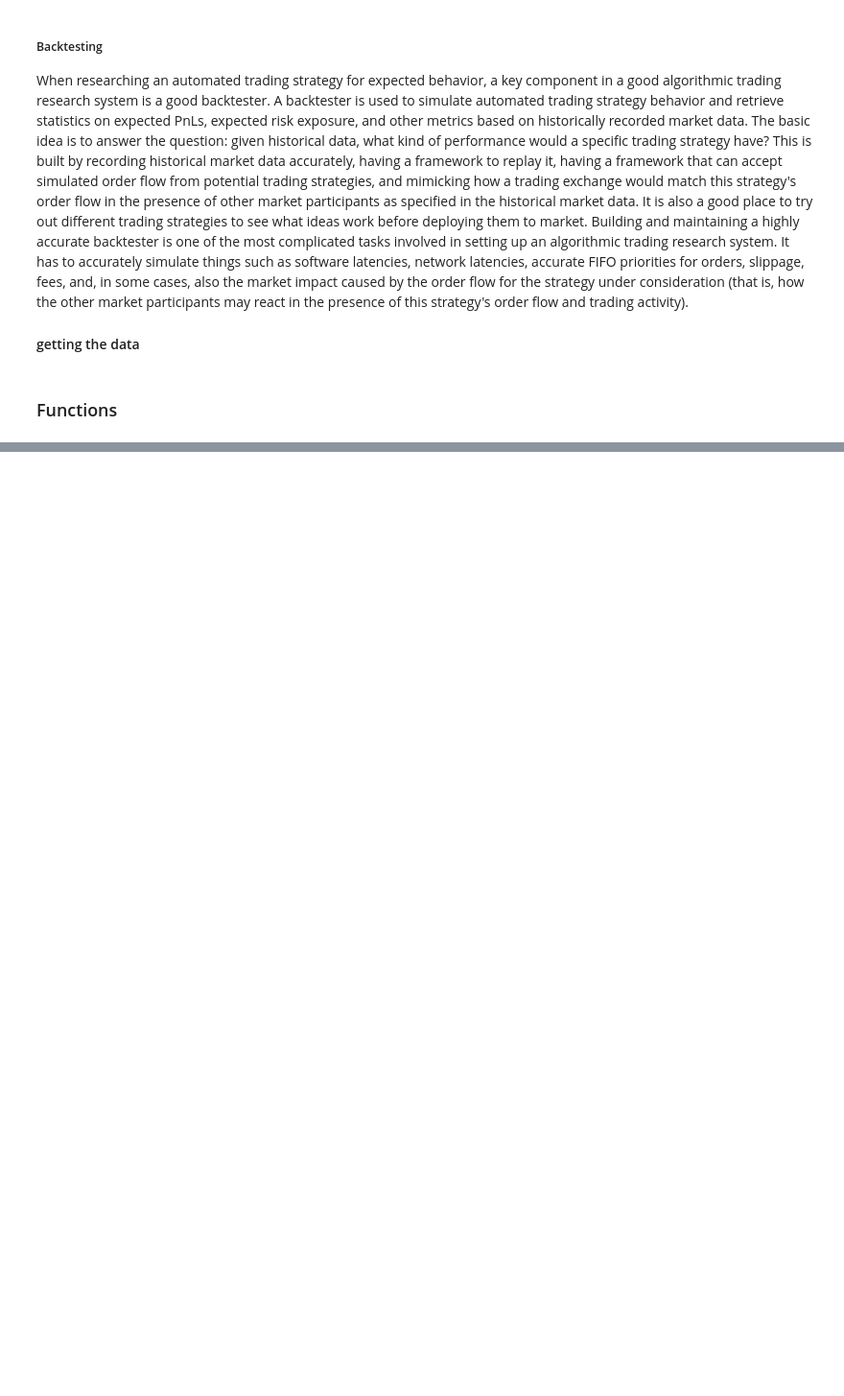
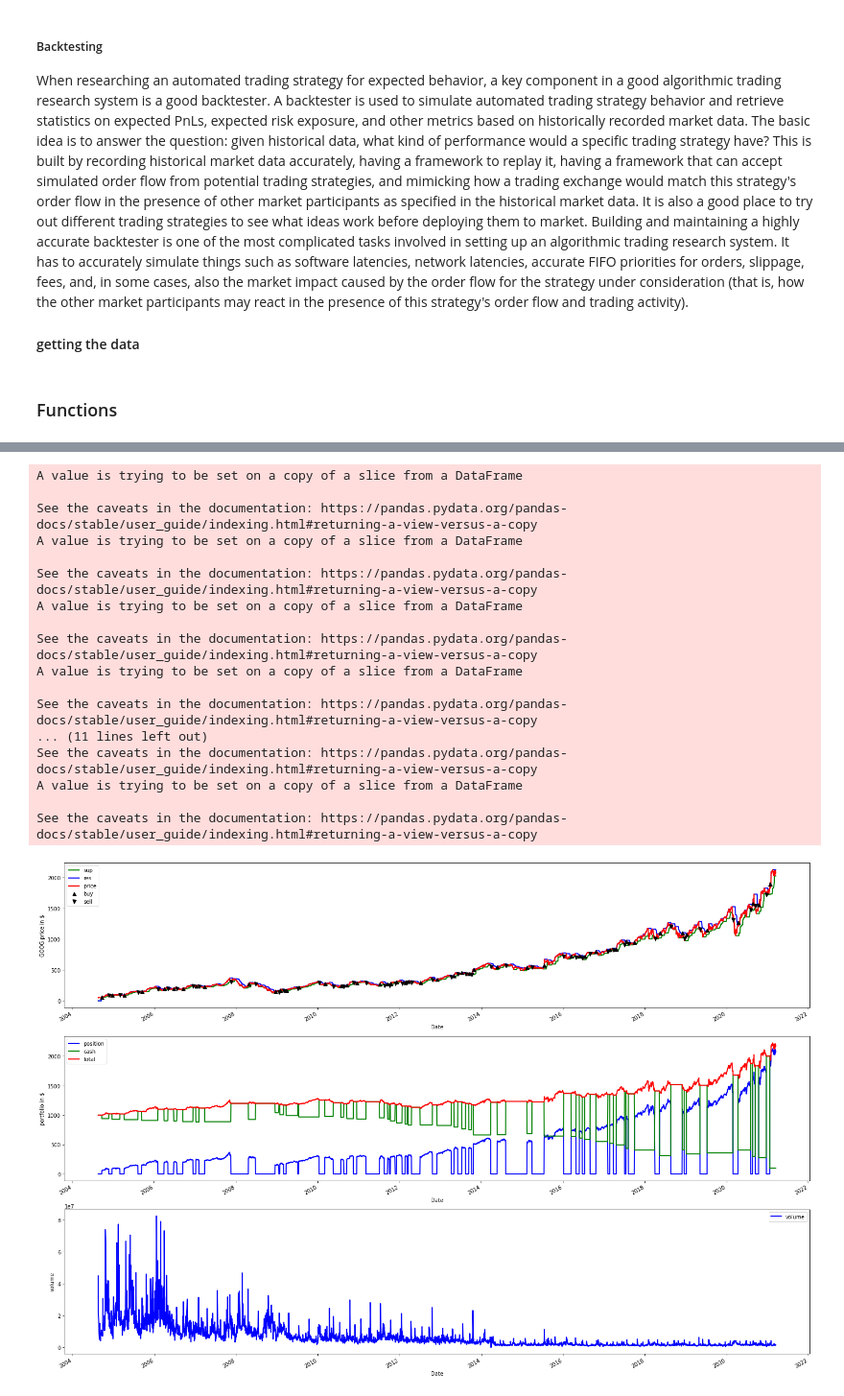
Before and after one commit to jtviegas/nihao, a Jupyter notebook: notebook/learn_algorithmic_trading.ipynb, the cells around one changed output, grey strips where cells are left out. Shown: that part at 96% size. Saved outputs shown, nothing was run; the diff lists cells and outputs as text; code cells hidden in the pictures; blank space fills up the shorter version.

Commit message:
added support_resistance signal

```diff
--- a/notebook/learn_algorithmic_trading.ipynb
+++ b/notebook/learn_algorithmic_trading.ipynb
@@ -98,6 +98,7 @@ Building and maintaining a highly accurate backtester is one of the most complic
 # %% [markdown]
 ### Functions
 # %%
+import os
 import numpy as np
 import pandas as pd
 import matplotlib.pyplot as plt
@@ -105,16 +106,22 @@ from pandas_datareader import data
 from datetime import datetime
 from pandas import DataFrame
 
+DATA_FOLDER='../data'
+DEFAULT_START_DATE = '2000-01-01'
+DEFAULT_END_DATE = datetime.now().strftime("%Y-%m-%d")
 STOCK_TICK_SOURCE = 'yahoo'
 
-def get_ticker_df(tick: str, start_dt: str, end_dt: str=None) -> pd.DataFrame:
+def get_ticker_df(tick: str, start_dt: str=DEFAULT_START_DATE, end_dt: str=DEFAULT_END_DATE) -> pd.DataFrame:
 
-    if end_dt is None:
-        end_date = datetime.now().strftime("%Y-%m-%d")
+    ticker_file = f"{DATA_FOLDER}/{tick}.pkl"
+    if os.path.isfile(ticker_file):
+        result = pd.read_pickle(ticker_file)
     else:
-        end_date = end_dt
+        result = data.DataReader(tick, STOCK_TICK_SOURCE, DEFAULT_START_DATE, DEFAULT_END_DATE)
+        result.to_pickle(ticker_file)
 
-    return data.DataReader(tick, STOCK_TICK_SOURCE, start_dt, end_date)
+    return result.loc[start_dt: end_dt]
+
 
 def massage_dataframe(ticker_df: DataFrame):
     return ticker_df.rename(columns={'Adj Close':'price'}).rename(columns={'Volume':'volume'})
@@ -172,0 +266,26 @@ signal_analysis('QCLN','2008-01-01', create_signal_simplest_trend)
+# %%
+ticker = 'GOOG'
+df_ticker = massage_dataframe(get_ticker_df(ticker))
+df_support_resistance = signal_support_resistance(df_ticker, signal_count_trigger=3)
+df_support_resistance = unfold_signal(df_support_resistance)
+
+plot_position(df_support_resistance, y_label=ticker, support_col='sup', resistance_col='res')
+# %% [output]
+A value is trying to be set on a copy of a slice from a DataFrame
+
+See the caveats in the documentation: https://pandas.pydata.org/pandas-docs/stable/user_guide/indexing.html#returning-a-view-versus-a-copy
+A value is trying to be set on a copy of a slice from a DataFrame
+
+See the caveats in the documentation: https://pandas.pydata.org/pandas-docs/stable/user_guide/indexing.html#returning-a-view-versus-a-copy
+A value is trying to be set on a copy of a slice from a DataFrame
+
+See the caveats in the documentation: https://pandas.pydata.org/pandas-docs/stable/user_guide/indexing.html#returning-a-view-versus-a-copy
+A value is trying to be set on a copy of a slice from a DataFrame
+
+See the caveats in the documentation: https://pandas.pydata.org/pandas-docs/stable/user_guide/indexing.html#returning-a-view-versus-a-copy
+... (11 lines left out)
+See the caveats in the documentation: https://pandas.pydata.org/pandas-docs/stable/user_guide/indexing.html#returning-a-view-versus-a-copy
+A value is trying to be set on a copy of a slice from a DataFrame
+
+See the caveats in the documentation: https://pandas.pydata.org/pandas-docs/stable/user_guide/indexing.html#returning-a-view-versus-a-copy
+[figure, added]
```
Also changed, not shown: parts of 7 cells of this notebook.
